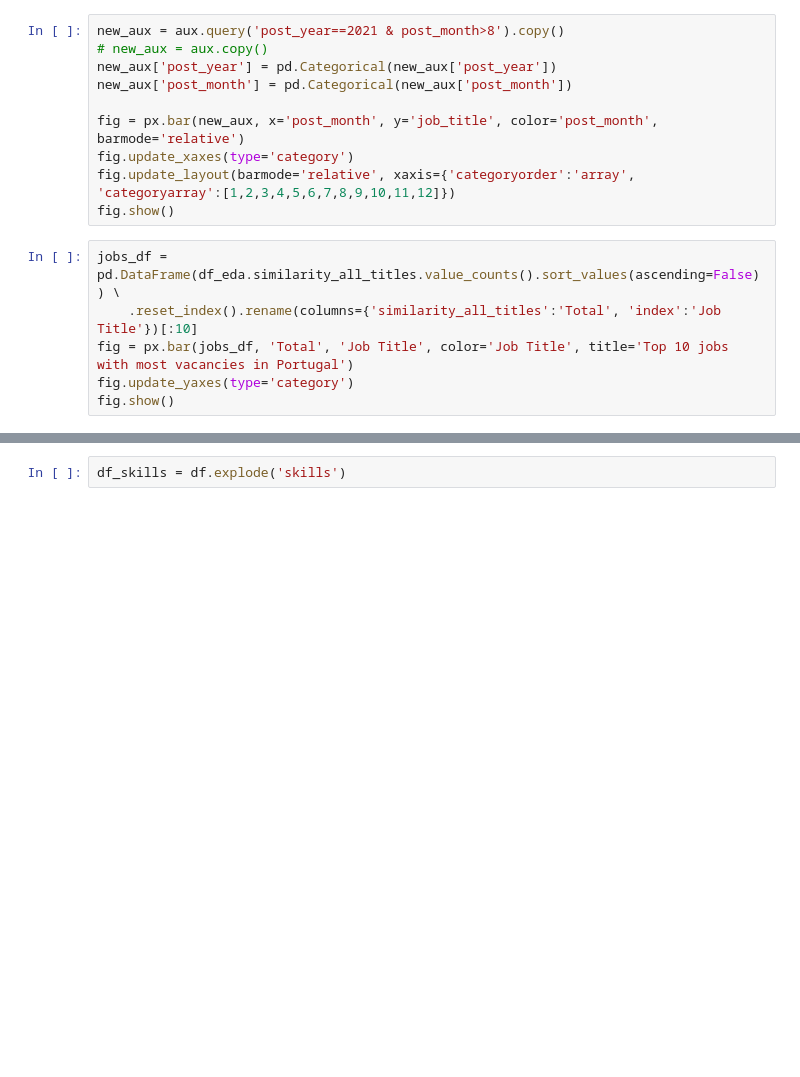
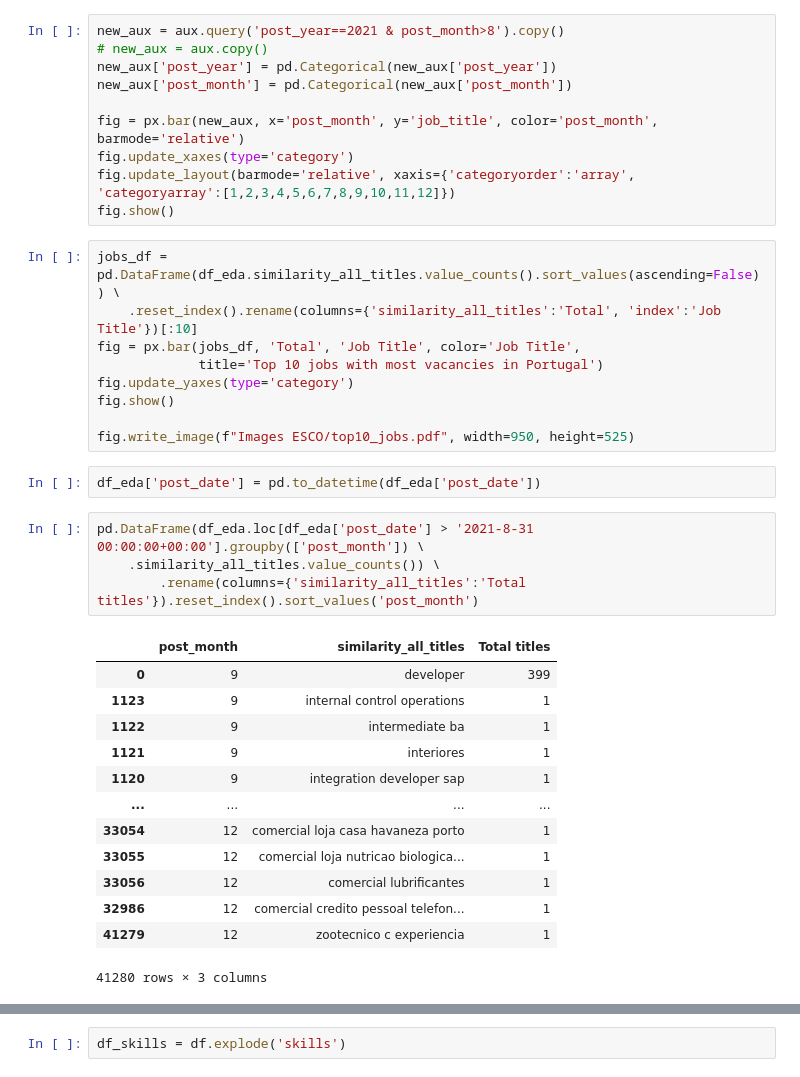
Before and after one commit to gilnribeiro/Work-Project, a Jupyter notebook: Code/Data_Exploration/EDA (ESCO).ipynb, the cells around one changed output, grey strips where cells are left out. Cells and saved outputs as stored; diff of their text form; blank space fills up the shorter version.

```diff
--- a/Code/Data_Exploration/EDA (ESCO).ipynb
+++ b/Code/Data_Exploration/EDA (ESCO).ipynb
@@ -199,6 +199,29 @@ fig.show()
 # %%
 jobs_df = pd.DataFrame(df_eda.similarity_all_titles.value_counts().sort_values(ascending=False)) \
     .reset_index().rename(columns={'similarity_all_titles':'Total', 'index':'Job Title'})[:10]
-fig = px.bar(jobs_df, 'Total', 'Job Title', color='Job Title', title='Top 10 jobs with most vacancies in Portugal')
+fig = px.bar(jobs_df, 'Total', 'Job Title', color='Job Title',
+             title='Top 10 jobs with most vacancies in Portugal')
 fig.update_yaxes(type='category')
 fig.show()
+
+fig.write_image(f"Images ESCO/top10_jobs.pdf", width=950, height=525)
+# %%
+df_eda['post_date'] = pd.to_datetime(df_eda['post_date'])
+# %%
+pd.DataFrame(df_eda.loc[df_eda['post_date'] > '2021-8-31 00:00:00+00:00'].groupby(['post_month']) \
+    .similarity_all_titles.value_counts()) \
+        .rename(columns={'similarity_all_titles':'Total titles'}).reset_index().sort_values('post_month')
+# %% [output]
+|  | post_month | similarity_all_titles | Total titles |
+| 0 | 9 | developer | 399 |
+| 1123 | 9 | internal control operations | 1 |
+| 1122 | 9 | intermediate ba | 1 |
+| 1121 | 9 | interiores | 1 |
+| 1120 | 9 | integration developer sap | 1 |
+| ... | ... | ... | ... |
+| 33054 | 12 | comercial loja casa havaneza porto | 1 |
+| 33055 | 12 | comercial loja nutricao biologica... | 1 |
+| 33056 | 12 | comercial lubrificantes | 1 |
+| 32986 | 12 | comercial credito pessoal telefon... | 1 |
+| 41279 | 12 | zootecnico c experiencia | 1 |
+41280 rows × 3 columns
```
Also changed, not shown: parts of 32 cells of this notebook, 6 other files.
